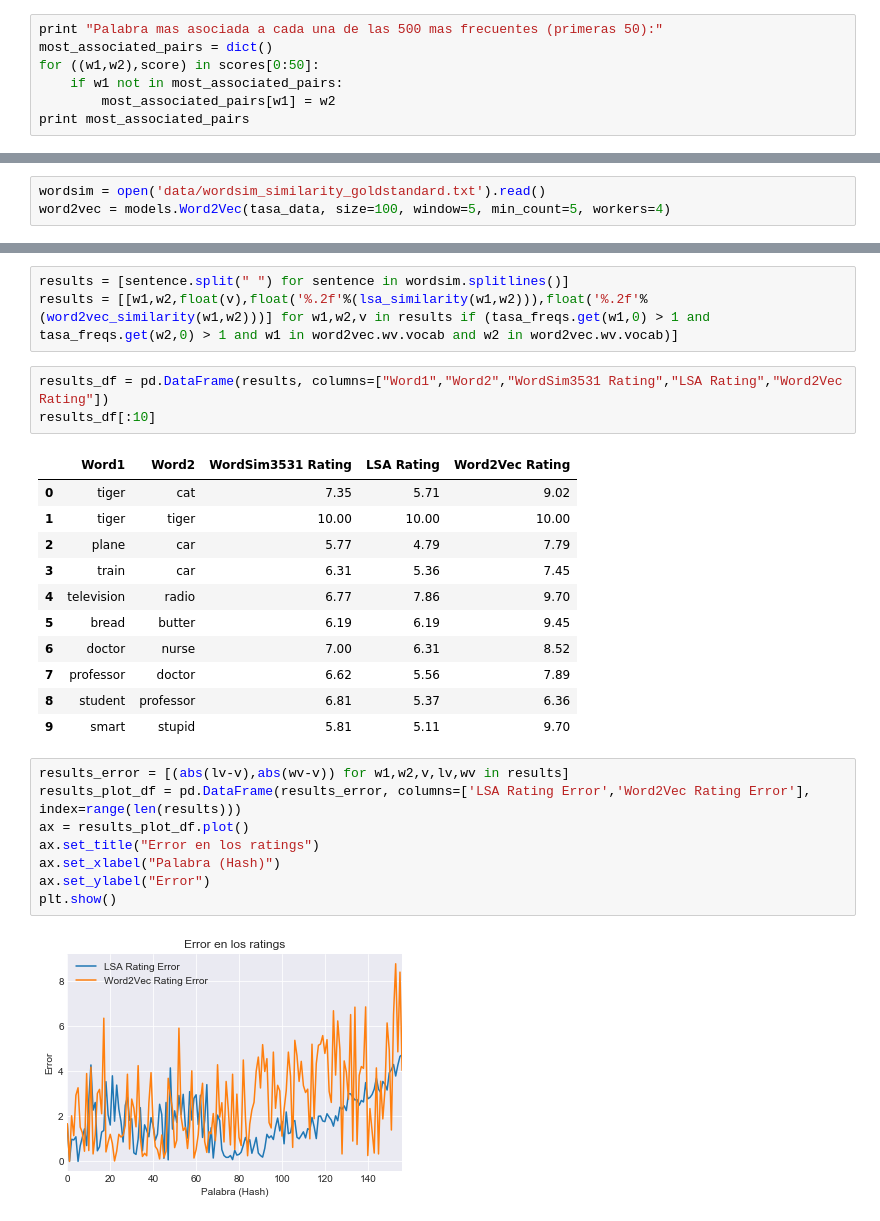
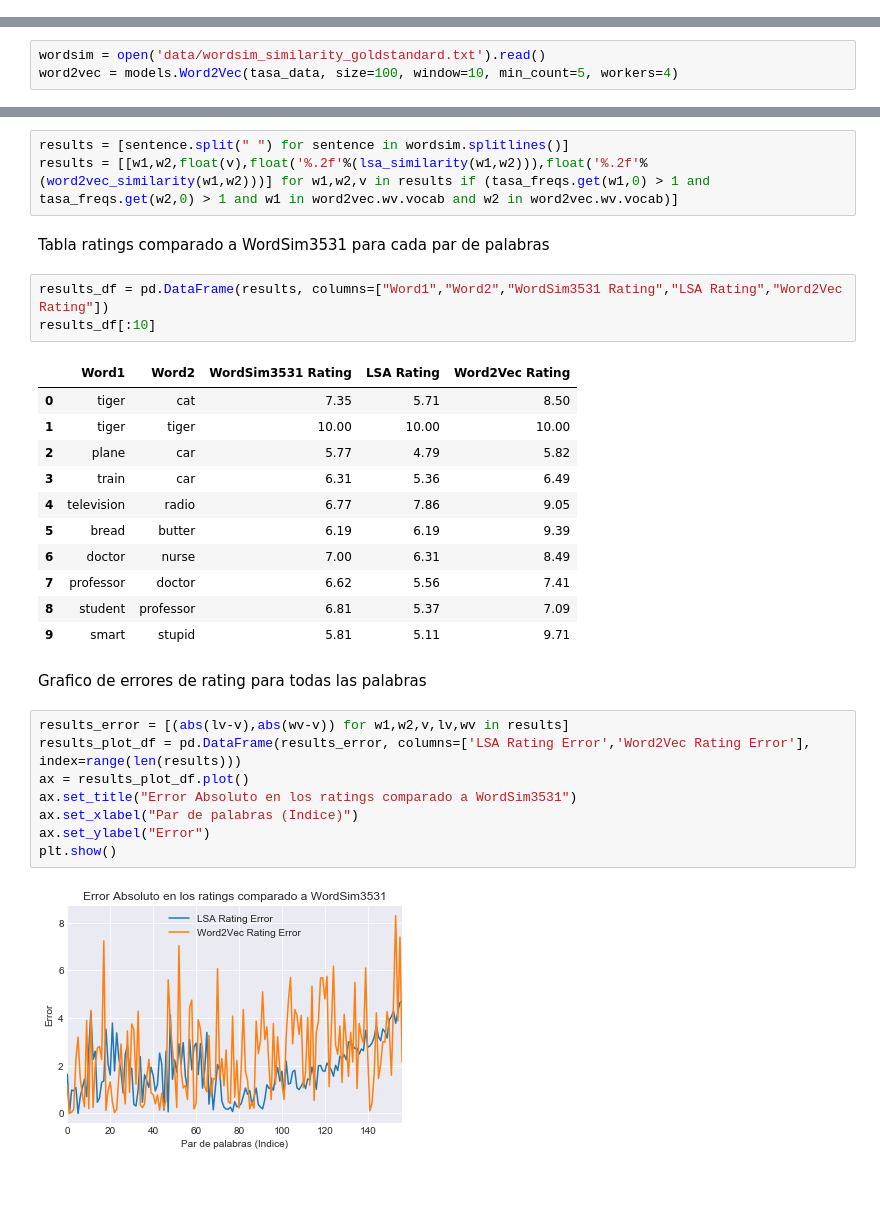
Before and after one commit to lucasputer/CienciaDeDatos, a Jupyter notebook: tp6/TP6.ipynb, the cells around one changed output, grey strips where cells are left out. Cells and saved outputs as stored; diff of their text form; blank space fills up the shorter version.

```diff
--- a/tp6/TP6.ipynb
+++ b/tp6/TP6.ipynb
@@ -154,7 +146,0 @@ print scores[0:10]
-# %%
-print "Palabra mas asociada a cada una de las 500 mas frecuentes (primeras 50):"
-most_associated_pairs = dict()
-for ((w1,w2),score) in scores[0:50]:
-    if w1 not in most_associated_pairs:
-        most_associated_pairs[w1] = w2
-print most_associated_pairs
@@ -365,7 +364,7 @@ Entrenamos LSA y Word2Vec
 lsi = models.LsiModel(corpus, id2word=dictionary, num_topics=300)
 # %%
 wordsim = open('data/wordsim_similarity_goldstandard.txt').read()
-word2vec = models.Word2Vec(tasa_data, size=100, window=5, min_count=5, workers=4)
+word2vec = models.Word2Vec(tasa_data, size=100, window=10, min_count=5, workers=4)
 # %% [markdown]
 Comparamos rendimiento de los algoritmos segun WordSim3531
 # %%
@@ -377,31 +376,35 @@ def word2vec_similarity(w1, w2):
 # %%
 results = [sentence.split(" ") for sentence in wordsim.splitlines()]
 results = [[w1,w2,float(v),float('%.2f'%(lsa_similarity(w1,w2))),float('%.2f'%(word2vec_similarity(w1,w2)))] for w1,w2,v in results if (tasa_freqs.get(w1,0) > 1 and tasa_freqs.get(w2,0) > 1 and w1 in word2vec.wv.vocab and w2 in word2vec.wv.vocab)]
+# %% [markdown]
+Tabla ratings comparado a WordSim3531 para cada par de palabras
 # %%
 results_df = pd.DataFrame(results, columns=["Word1","Word2","WordSim3531 Rating","LSA Rating","Word2Vec Rating"])
 results_df[:10]
 # %% [output]
 |  | Word1 | Word2 | WordSim3531 Rating | LSA Rating | Word2Vec Rating |
-| 0 | tiger | cat | 7.35 | 5.71 | 9.02 |
+| 0 | tiger | cat | 7.35 | 5.71 | 8.50 |
 | 1 | tiger | tiger | 10.00 | 10.00 | 10.00 |
-| 2 | plane | car | 5.77 | 4.79 | 7.79 |
-| 3 | train | car | 6.31 | 5.36 | 7.45 |
-| 4 | television | radio | 6.77 | 7.86 | 9.70 |
-| 5 | bread | butter | 6.19 | 6.19 | 9.45 |
-| 6 | doctor | nurse | 7.00 | 6.31 | 8.52 |
-| 7 | professor | doctor | 6.62 | 5.56 | 7.89 |
-| 8 | student | professor | 6.81 | 5.37 | 6.36 |
-| 9 | smart | stupid | 5.81 | 5.11 | 9.70 |
+| 2 | plane | car | 5.77 | 4.79 | 5.82 |
+| 3 | train | car | 6.31 | 5.36 | 6.49 |
+| 4 | television | radio | 6.77 | 7.86 | 9.05 |
+| 5 | bread | butter | 6.19 | 6.19 | 9.39 |
+| 6 | doctor | nurse | 7.00 | 6.31 | 8.49 |
+| 7 | professor | doctor | 6.62 | 5.56 | 7.41 |
+| 8 | student | professor | 6.81 | 5.37 | 7.09 |
+| 9 | smart | stupid | 5.81 | 5.11 | 9.71 |
+# %% [markdown]
+Grafico de errores de rating para todas las palabras
 # %%
 results_error = [(abs(lv-v),abs(wv-v)) for w1,w2,v,lv,wv in results]
 results_plot_df = pd.DataFrame(results_error, columns=['LSA Rating Error','Word2Vec Rating Error'], index=range(len(results)))
 ax = results_plot_df.plot()
-ax.set_title("Error en los ratings")
-ax.set_xlabel("Palabra (Hash)")
+ax.set_title("Error Absoluto en los ratings comparado a WordSim3531")
+ax.set_xlabel("Par de palabras (Indice)")
 ax.set_ylabel("Error")
 plt.show()
 # %% [output]
-[figure, old version]
+[figure, new version]
 # %%
 lsa_error_cuadratico = sum([(lv-v)*(lv-v) for w1,w2,v,lv,wv in results])/len(results)
 w2v_error_cuadratico = sum([(wv-v)*(wv-v) for w1,w2,v,lv,wv in results])/len(results)
```
Also changed, not shown: parts of 33 cells of this notebook.
